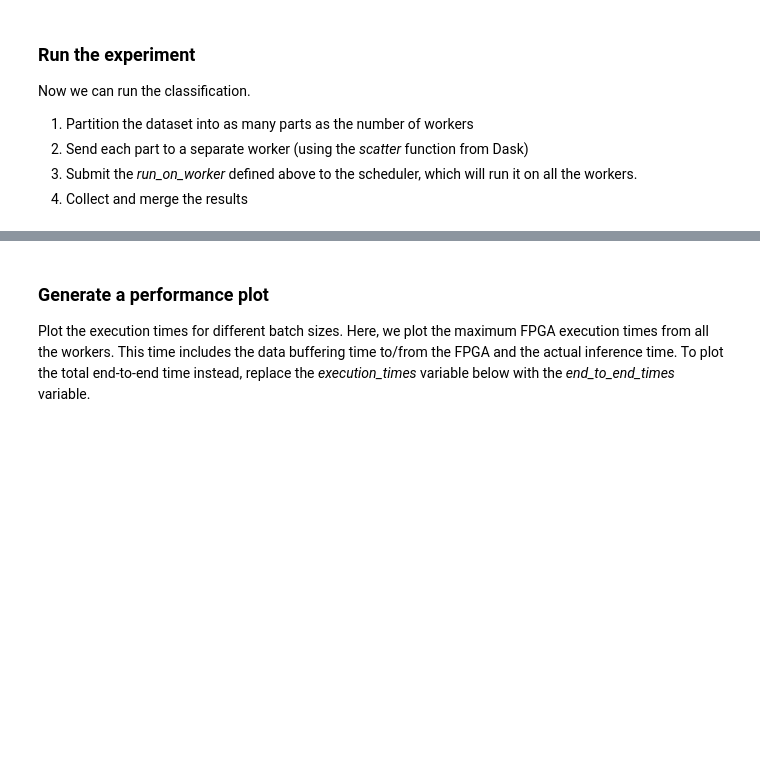
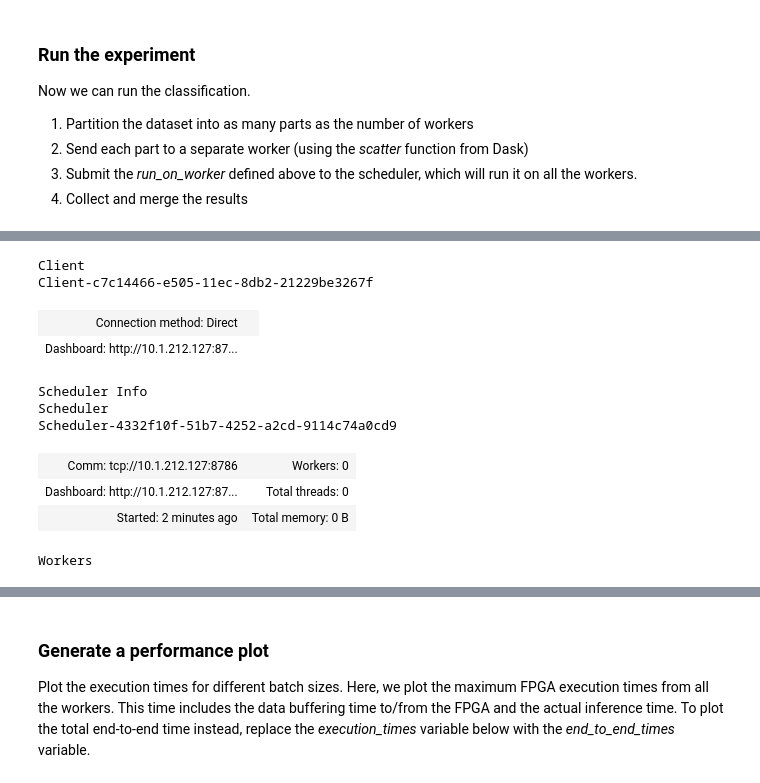
Before and after one commit to abs-tudelft/octoray, a Jupyter notebook: cnv_w1a1_u50/dask.ipynb, the cells around one changed output, grey strips where cells are left out. Cells and saved outputs as stored; diff of their text form; code cells hidden in the pictures; blank space fills up the shorter version.

```diff
--- a/cnv_w1a1_u50/dask.ipynb
+++ b/cnv_w1a1_u50/dask.ipynb
@@ -196,0 +187,17 @@ Average DRAM_out_bandwidth[Mb/s]: 0.0030312235311122353
+# %%
+from dask.distributed import Client
+
+client = Client("tcp://10.1.212.127:8786")
+client
+# %% [output]
+Client
+Client-c7c14466-e505-11ec-8db2-21229be3267f
+| Connection method: Direct |  |
+| Dashboard: http://10.1.212.127:87... |  |
+Scheduler Info
+Scheduler
+Scheduler-4332f10f-51b7-4252-a2cd-9114c74a0cd9
+| Comm: tcp://10.1.212.127:8786 | Workers: 0 |
+| Dashboard: http://10.1.212.127:87... | Total threads: 0 |
+| Started: 2 minutes ago | Total memory: 0 B |
+Workers
```
Also changed, not shown: parts of 9 cells of this notebook, 3 other files.
